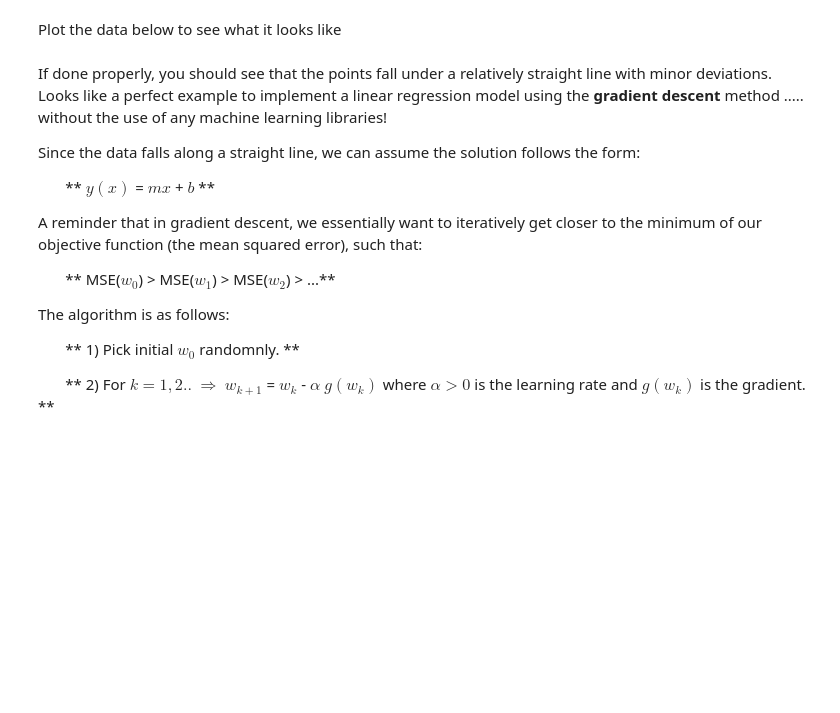
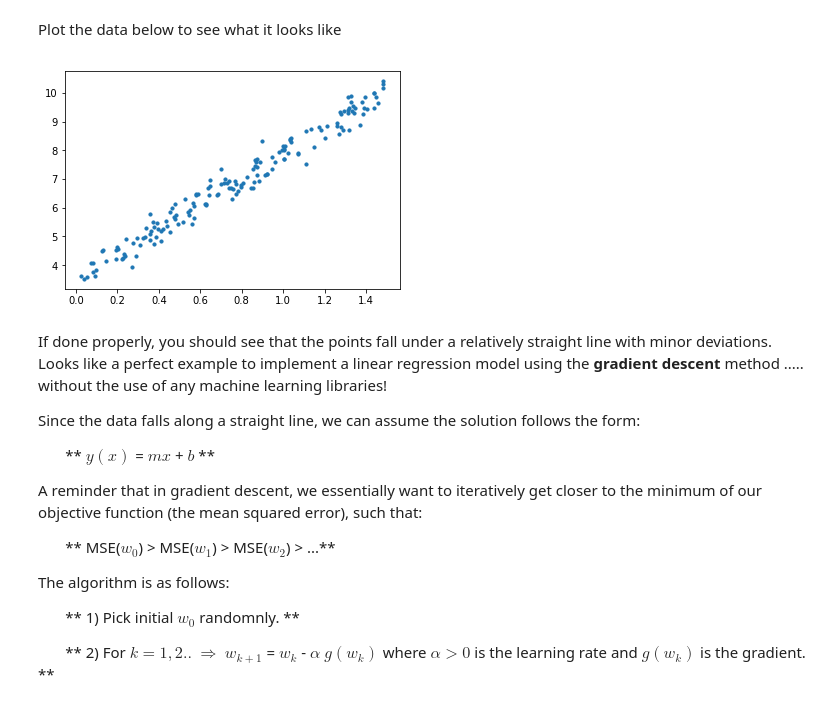
Before and after one commit to McGillAISociety/mais-bootcamp-w2019, a Jupyter notebook: Assignment2/Assignment 2.ipynb, the cells around one changed output. Saved outputs shown, nothing was run; the diff lists cells and outputs as text; code cells hidden in the pictures; blank space fills up the shorter version.

```diff
--- a/Assignment2/Assignment 2.ipynb
+++ b/Assignment2/Assignment 2.ipynb
@@ -185,7 +226,29 @@ For the rest of the assignment, we will use the other dataset named **dataset2.c
+# %%
+### YOUR CODE HERE - Load dataset2.csv and split into 3 equal sets
+data = pd.read_csv('dataset2.csv', header=None)
+data = data.iloc[:, :-1]
+train, valid, test = np.split(data, [int(.33*len(data)), int(.66*len(data))])
+### YOUR CODE HERE - Sort the data in order for plotting purposes later
+train.sort_values(by=[0], inplace=True)
+valid.sort_values(by=[0], inplace=True)
+test.sort_values(by=[0], inplace=True)
+
+train_x = np.array(train[0])
+train_y = np.array(train[1])
+valid_x = np.array(valid[0])
+valid_y = np.array(valid[1])
+train_x = train_x.reshape(-1, 1)
+train_y = train_y.reshape(-1, 1)
+valid_x = valid_x.reshape(-1, 1)
+valid_y = valid_y.reshape(-1, 1)
 # %% [markdown]
 Plot the data below to see what it looks like
 # %%
 ### YOUR CODE HERE - Plot the points for dataset2
+plt.scatter(train_x, train_y, s=10)
+plt.show()
+# %% [output]
+[figure, added]
 # %% [markdown]
 If done properly, you should see that the points fall under a relatively straight line with minor deviations. Looks like a perfect example to implement a linear regression model using the **gradient descent** method ..... without the use of any machine learning libraries!
 
```
Also changed, not shown: parts of 8 cells of this notebook, 1 other file.
